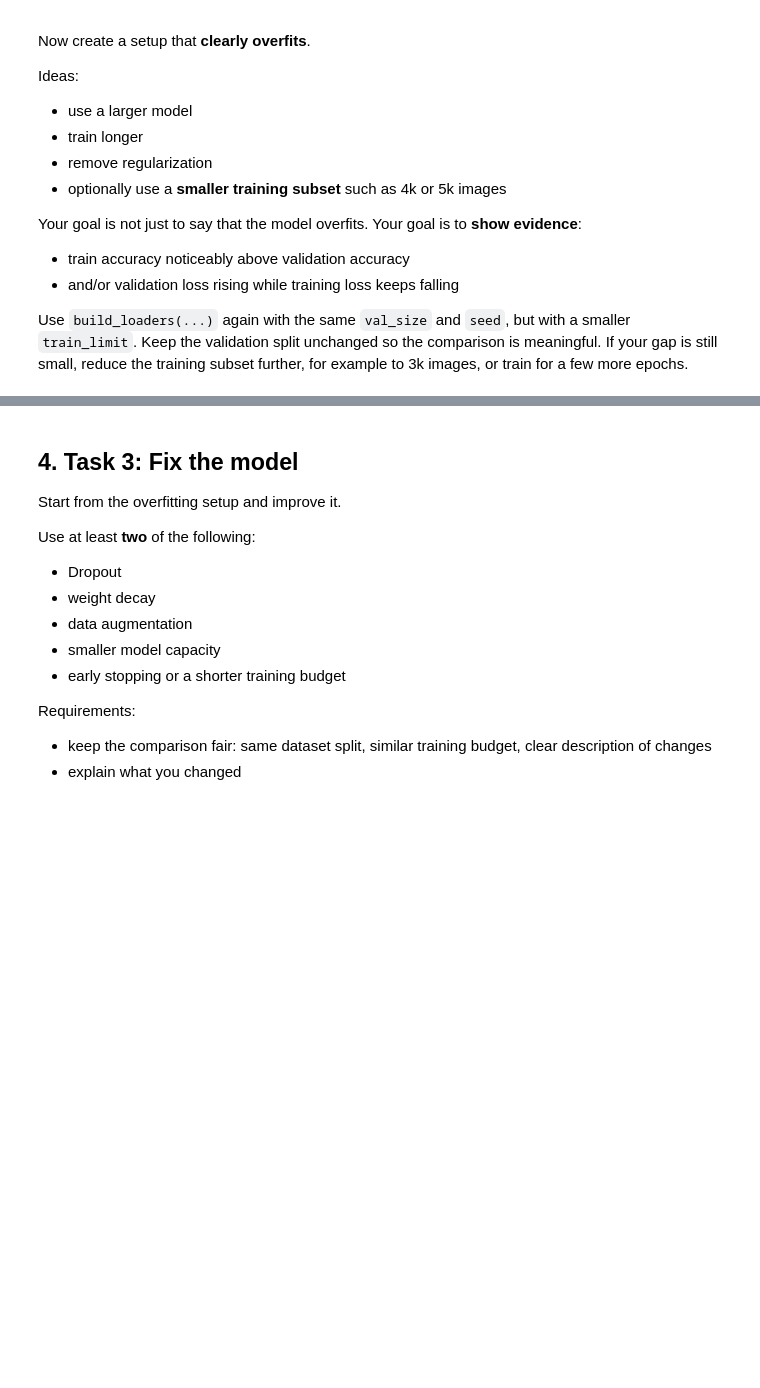
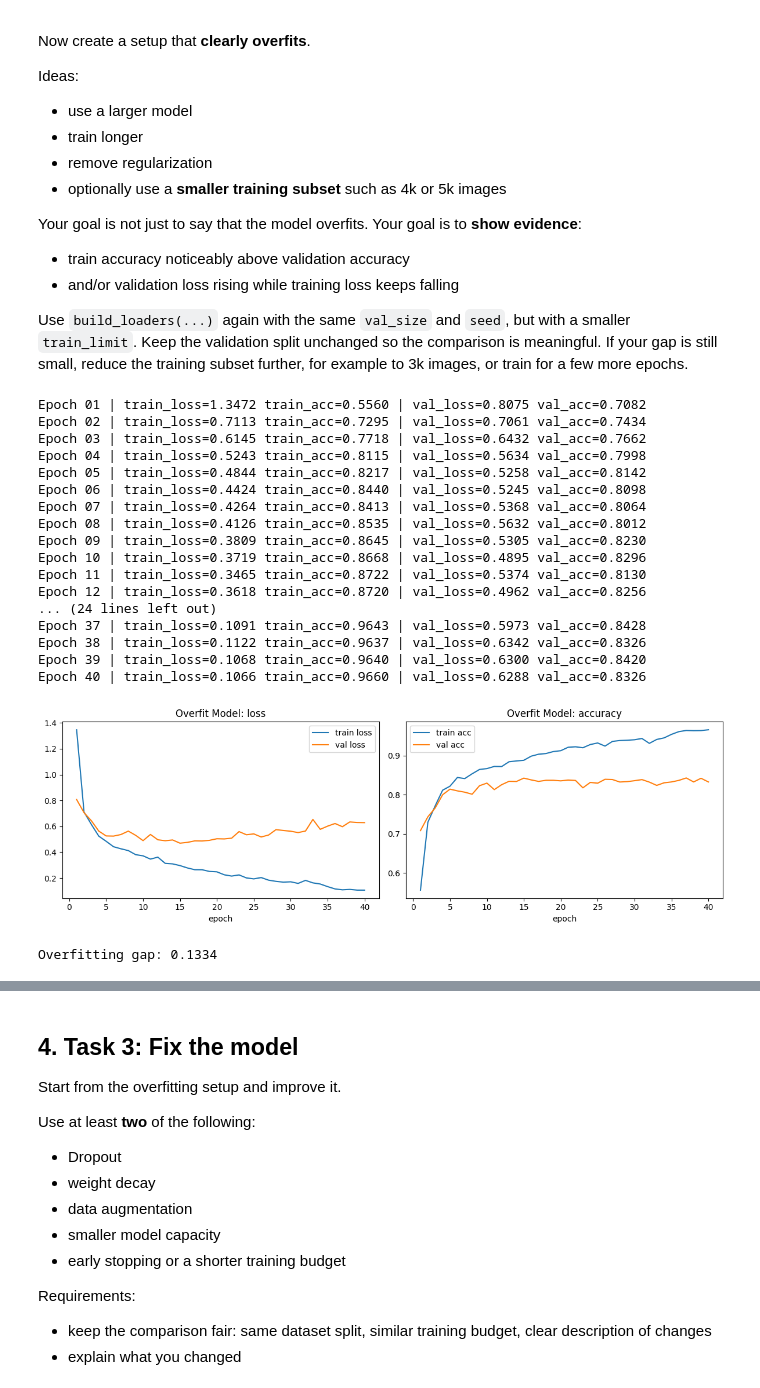
Before and after one commit to Reddonut-cyber/Intro_To_Deep_Learning, a Jupyter notebook: Homework/homework01_overfitting.ipynb, the cells around one changed output, grey strips where cells are left out. Cells and saved outputs as stored; diff of their text form; code cells hidden in the pictures; blank space fills up the shorter version.

```diff
--- a/Homework/homework01_overfitting.ipynb
+++ b/Homework/homework01_overfitting.ipynb
@@ -357,22 +436,83 @@ Use `build_loaders(...)` again with the same `val_size` and `seed`, but with a s
 # %%
 # Task 2
 
 # TODO:
 # 1. create loaders for the overfitting experiment with build_loaders(..., train_limit=4000, seed=42)
+overfit_train_loader, overfit_val_loader, overfit_test_loader, _ = build_loaders(
+    train_transform=baseline_train_transform,
+    eval_transform=baseline_eval_transform,
+    batch_size=128,
+    val_size=5000,
+    train_limit=4000,
+    seed=42,
+)
 # 2. define a larger model (without Dropout / BatchNorm)
+class OverfitModel(nn.Module):
+    def __init__(self):
+        super().__init__()
+        self.flatten = nn.Flatten()
+        self.fc1 = nn.Linear(28 * 28, 256)
+        self.relu1 = nn.ReLU()
+        self.fc2 = nn.Linear(256, 128)
+        self.relu2 = nn.ReLU()
+        self.fc3 = nn.Linear(128, 10)
+
+    def forward(self, x):
+        x = self.flatten(x)
+        x = self.fc1(x)
+        x = self.relu1(x)
+        x = self.fc2(x)
+        x = self.relu2(x)
+        x = self.fc3(x)
+        return x
 # 3. train it long enough to produce a clear train/val gap with fit_model(...)
+overfit_model = OverfitModel().to(device)
+overfit_criterion = nn.CrossEntropyLoss()
+overfit_optimizer = torch.optim.Adam(overfit_model.parameters(), lr=1e-3)
+overfit_history = fit_model(
+    model=overfit_model,
+    train_loader=overfit_train_loader,
+    val_loader=overfit_val_loader,
+    criterion=overfit_criterion,
+    optimizer=overfit_optimizer,
+    epochs=40
+)
 # 4. plot the curves with plot_history(...)
+plot_history(overfit_history, title='Overfit Model')
 # 5. compute a simple overfitting gap such as:
 #    final_train_acc - final_val_acc
+overfit_test_metrics = evaluate_model(overfit_model, overfit_test_loader, overfit_criterion)
+overfit_gap = overfit_history['train_acc'].iloc[-1] - overfit_history['val_acc'].iloc[-1]
+print(f"Overfitting gap: {overfit_gap:.4f}")
 
 # Suggested variables to create:
 # overfit_train_loader, overfit_val_loader, overfit_test_loader, overfit_train_size
 # overfit_model
 # overfit_history
 # overfit_test_metrics
 # overfit_gap
 
-raise NotImplementedError('Implement Task 2')
+#aise NotImplementedError('Implement Task 2')
+# %% [output]
+Epoch 01 | train_loss=1.3472 train_acc=0.5560 | val_loss=0.8075 val_acc=0.7082
+Epoch 02 | train_loss=0.7113 train_acc=0.7295 | val_loss=0.7061 val_acc=0.7434
+Epoch 03 | train_loss=0.6145 train_acc=0.7718 | val_loss=0.6432 val_acc=0.7662
+Epoch 04 | train_loss=0.5243 train_acc=0.8115 | val_loss=0.5634 val_acc=0.7998
+Epoch 05 | train_loss=0.4844 train_acc=0.8217 | val_loss=0.5258 val_acc=0.8142
+Epoch 06 | train_loss=0.4424 train_acc=0.8440 | val_loss=0.5245 val_acc=0.8098
+Epoch 07 | train_loss=0.4264 train_acc=0.8413 | val_loss=0.5368 val_acc=0.8064
+Epoch 08 | train_loss=0.4126 train_acc=0.8535 | val_loss=0.5632 val_acc=0.8012
+Epoch 09 | train_loss=0.3809 train_acc=0.8645 | val_loss=0.5305 val_acc=0.8230
+Epoch 10 | train_loss=0.3719 train_acc=0.8668 | val_loss=0.4895 val_acc=0.8296
+Epoch 11 | train_loss=0.3465 train_acc=0.8722 | val_loss=0.5374 val_acc=0.8130
+Epoch 12 | train_loss=0.3618 train_acc=0.8720 | val_loss=0.4962 val_acc=0.8256
+... (24 lines left out)
+Epoch 37 | train_loss=0.1091 train_acc=0.9643 | val_loss=0.5973 val_acc=0.8428
+Epoch 38 | train_loss=0.1122 train_acc=0.9637 | val_loss=0.6342 val_acc=0.8326
+Epoch 39 | train_loss=0.1068 train_acc=0.9640 | val_loss=0.6300 val_acc=0.8420
+Epoch 40 | train_loss=0.1066 train_acc=0.9660 | val_loss=0.6288 val_acc=0.8326
+[figure, added]
+Overfitting gap: 0.1334
 # %% [markdown]
 ### Task 2 written interpretation
 
```
Also changed, not shown: parts of 12 cells of this notebook, 8 other files.
